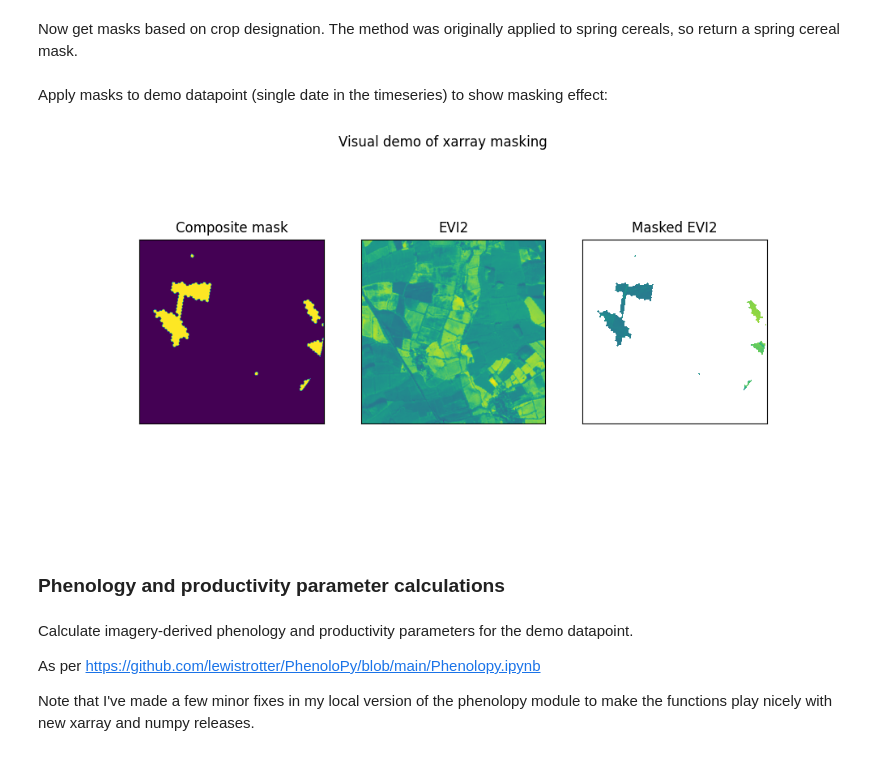
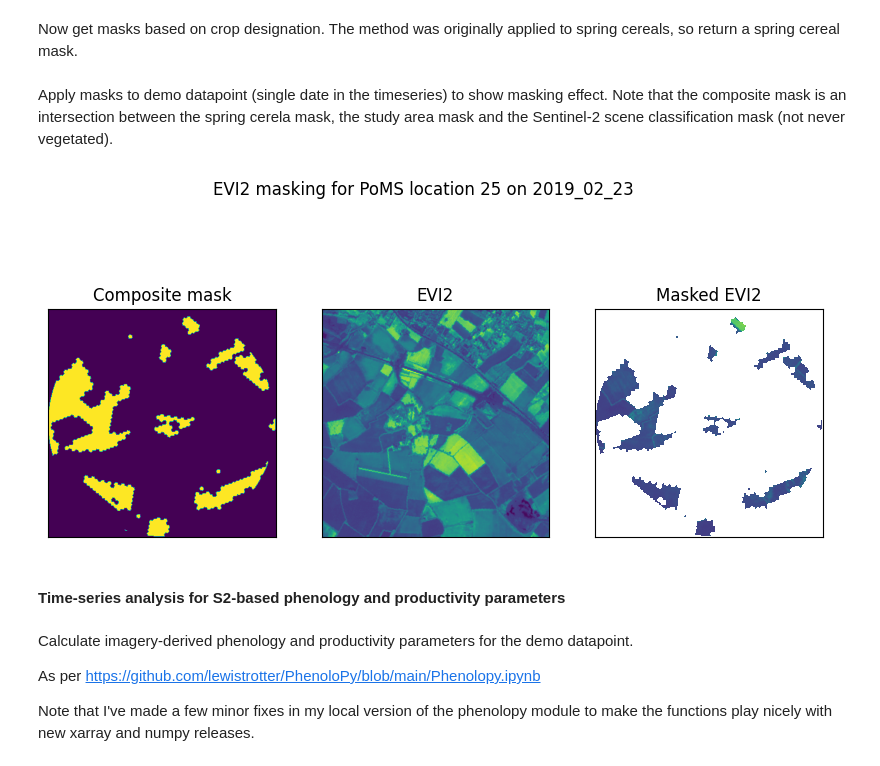
Before and after one commit to twhit1/quant_ecolo, a Jupyter notebook: docs/Ecological Data Science for Sustainable Agriculture (Part II).ipynb, the cells around one changed output. Cells and saved outputs as stored; diff of their text form; code cells hidden in the pictures.

```diff
--- a/docs/Ecological Data Science for Sustainable Agriculture (Part II).ipynb
+++ b/docs/Ecological Data Science for Sustainable Agriculture (Part II).ipynb
@@ -258,7 +199,2 @@ sc_cells_in_radius.plot(ax=ax, color='red')
 # %% [markdown]
 ### Download Sentinel-2 imagery
-# %%
-sample_data['study_zone'] = sample_data.geometry.buffer(2e3)
-sample_data['study_zone_bbox'] = shapely.box(*np.split(sample_data['study_zone'].bounds.values, 4, axis=1)).flatten()
-
-locations = sample_data.drop_duplicates('location_code').set_index('location_code')
@@ -786,4 +679,4 @@ def get_cereal_masks(aoi_dir):
 
     return cereal_mask
 # %% [markdown]
-Apply masks to demo datapoint (single date in the timeseries) to show masking effect:
+Apply masks to demo datapoint (single date in the timeseries) to show masking effect. Note that the composite mask is an intersection between the spring cerela mask, the study area mask and the Sentinel-2 scene classification mask (not never vegetated).
@@ -803,34 +683,47 @@ good_scl_masks_xr = xr.DataArray(np.stack([get_scl_good_mask(aoi_dir, date) for
-# %%
-# Used chained where condition
-
-fig, axs = plt.subplots(nrows=1, ncols=3, figsize=(10,5))
-
-ax = axs[0]
-ax.imshow(xr.where(cereal_mask, xr.where(good_scl_masks_xr, 1, 0), 0).isel(time=0))
-ax.set_title('Composite mask')
-
-ax = axs[1]
-ax.imshow(evi2_xr.isel(time=0))
-ax.set_title('EVI2')
-
-ax = axs[2]
-ax.imshow(xr.where(cereal_mask,
-                      xr.where(good_scl_masks_xr,
-                               evi2_xr,
-                               np.nan),
-             np.nan).isel(time=0), interpolation=None, vmin=evi2_xr.isel(time=0).min(), vmax=evi2_xr.isel(time=0).max())
-ax.set_title('Masked EVI2')
-
-for ax in axs:
-    ax.set_xticks([])
-    ax.set_yticks([])
-
-plt.suptitle("Visual demo of xarray masking")
-plt.show()
-# %% [output]
-[figure, removed]
+# %%
+# Include the AOI mask and never_veg in the cereal mask for compactness
+cereal_mask = get_cereal_masks(aoi_dir) & get_study_area_mask(aoi_dir) & get_scl_never_veg_mask(aoi_dir)
+
+# Define relevant Xarray variables
+evi2_paths = sorted(glob(os.path.join(DATA_BASE_PATH, aoi_dir, '*', 'evi2.tif')))
+dates_xr = xr.Variable('time', pd.to_datetime([i.split('/')[-2] for i in evi2_paths], format='%Y_%m_%d'))
+evi2_xr = xr.concat([rioxarray.open_rasterio(path) for path in evi2_paths], dim=dates_xr).squeeze()
+
+# Create masks (date-specific) based on SCL good pixels
+good_scl_masks_xr = xr.DataArray(np.stack([get_scl_good_mask(aoi_dir, date) for date in dates_xr.to_index().strftime('%Y_%m_%d')]),
+                                 coords=evi2_xr.coords,
+                                  dims=('time', 'y', 'x'))
+
+# Used chained where condition
+
+fig, axs = plt.subplots(nrows=1, ncols=3, figsize=(10,5))
+
+ax = axs[0]
+ax.imshow(xr.where(cereal_mask, xr.where(good_scl_masks_xr, 1, 0), 0).isel(time=0))
+ax.set_title('Composite mask')
+
+ax = axs[1]
+ax.imshow(evi2_xr.isel(time=0))
+ax.set_title('EVI2')
+
+ax = axs[2]
+ax.imshow(xr.where(cereal_mask,
+                      xr.where(good_scl_masks_xr,
+                               evi2_xr,
+                               np.nan),
+             np.nan).isel(time=0), interpolation=None, vmin=evi2_xr.isel(time=0).min(), vmax=evi2_xr.isel(time=0).max())
+ax.set_title('Masked EVI2')
+
+for ax in axs:
+    ax.set_xticks([])
+    ax.set_yticks([])
+
+plt.suptitle("EVI2 masking for PoMS location {} on {}".format(aoi_dir.split('_')[1], date))
+plt.show()
+# %% [output]
+[figure, added]
 # %% [markdown]
-### Phenology and productivity parameter calculations
+#### Time-series analysis for S2-based phenology and productivity parameters
 # %% [markdown]
 Calculate imagery-derived phenology and productivity parameters for the demo datapoint.
 
```
Also changed, not shown: parts of 50 cells of this notebook, 1 other file.
